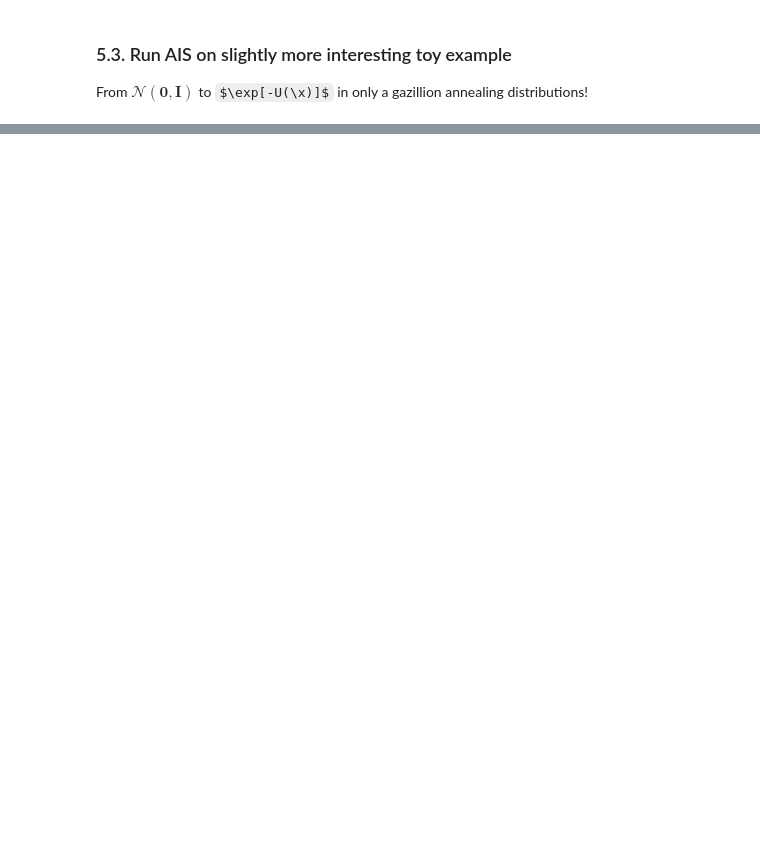
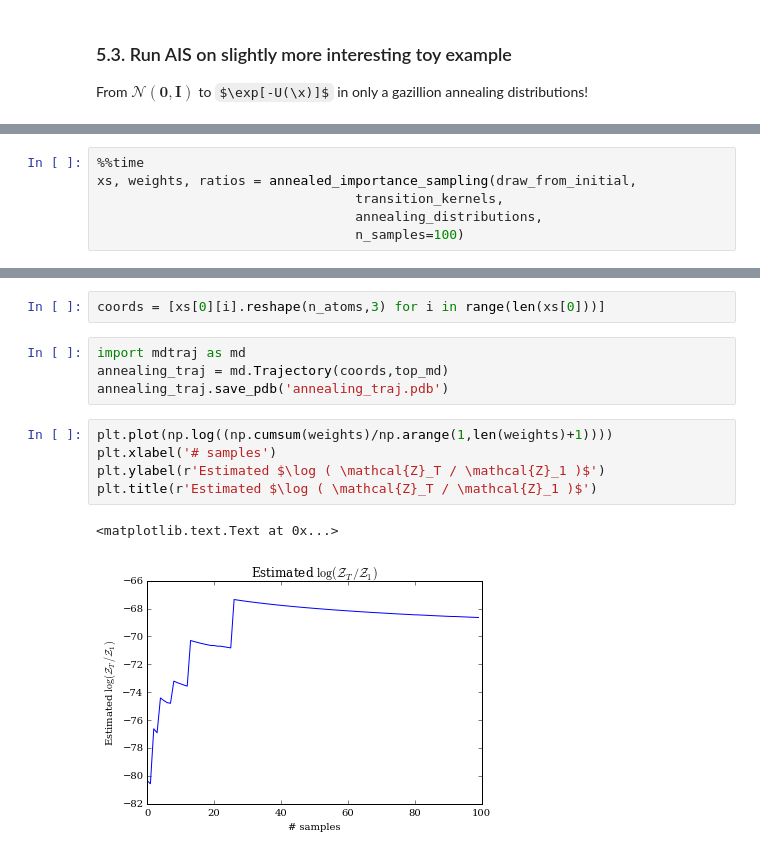
Before and after one commit to maxentile/equilibrium-sampling-tinker, a Jupyter notebook: Annealed importance sampling.ipynb, the cells around one changed output, grey strips where cells are left out. Saved outputs shown, nothing was run; the diff lists cells and outputs as text; some formulas as TeX source; blank space fills up the shorter version.

```diff
--- a/Annealed importance sampling.ipynb
+++ b/Annealed importance sampling.ipynb
@@ -325,0 +360,6 @@ xs, weights = annealed_importance_sampling(draw_from_initial,
+# %%
+%%time
+xs, weights, ratios = annealed_importance_sampling(draw_from_initial,
+                                 transition_kernels,
+                                 annealing_distributions,
+                                 n_samples=100)
@@ -325,0 +369,14 @@ xs, weights = annealed_importance_sampling(draw_from_initial,
+# %%
+coords = [xs[0][i].reshape(n_atoms,3) for i in range(len(xs[0]))]
+# %%
+import mdtraj as md
+annealing_traj = md.Trajectory(coords,top_md)
+annealing_traj.save_pdb('annealing_traj.pdb')
+# %%
+plt.plot(np.log((np.cumsum(weights)/np.arange(1,len(weights)+1))))
+plt.xlabel('# samples')
+plt.ylabel(r'Estimated $\log ( \mathcal{Z}_T / \mathcal{Z}_1 )$')
+plt.title(r'Estimated $\log ( \mathcal{Z}_T / \mathcal{Z}_1 )$')
+# %% [output]
+<matplotlib.text.Text at 0x...>
+[figure, added]
```
Also changed, not shown: parts of 16 cells of this notebook.
